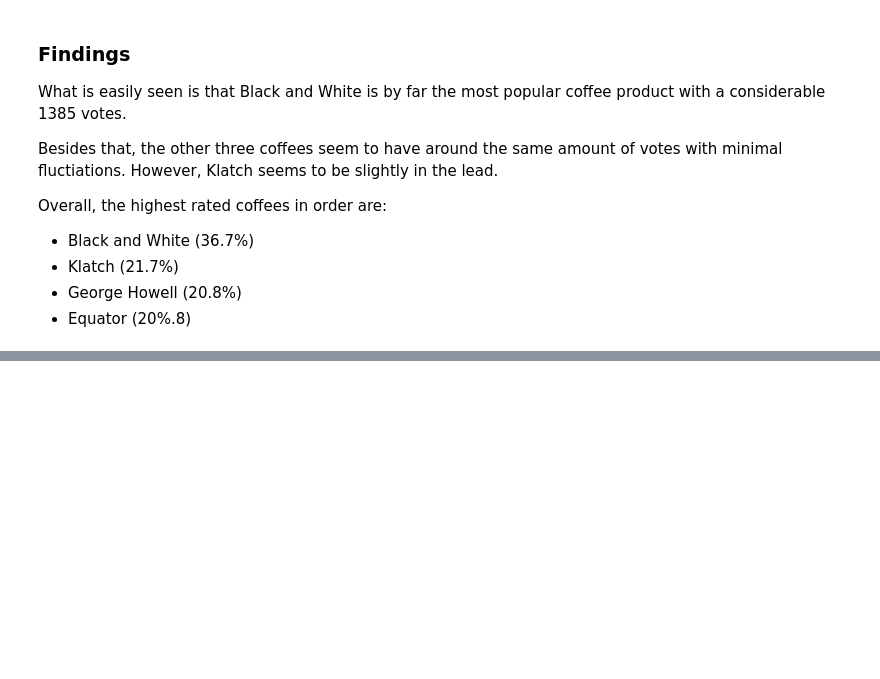
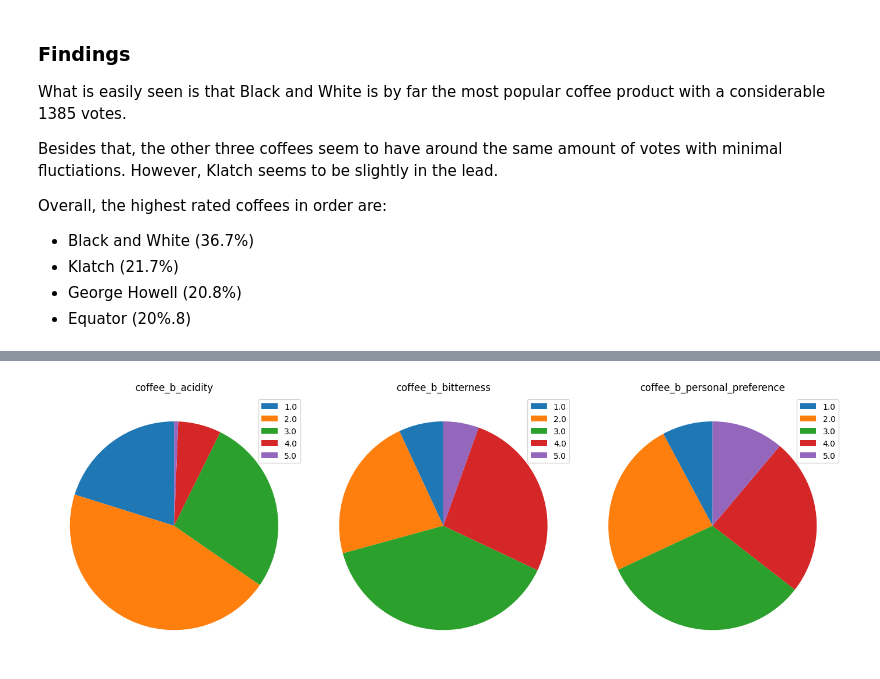
Before and after one commit to TanzeelN/Kaggle-Projects, a Jupyter notebook: American Coffee Taste Test/Data Inspection.ipynb, the cells around one changed output, grey strips where cells are left out. Drawn from its saved outputs; the diff is of its cells as text; code cells hidden in the pictures; blank space fills up the shorter version.

```diff
--- a/American Coffee Taste Test/Data Inspection.ipynb
+++ b/American Coffee Taste Test/Data Inspection.ipynb
@@ -175,0 +294,4 @@ Overall, the highest rated coffees in order are:
+# %%
+PiePlot(RatingsDataCast,Fields_Coffee[1],3,1)
+# %% [output]
+[figure, added]
```
Also changed, not shown: parts of 17 cells of this notebook.
